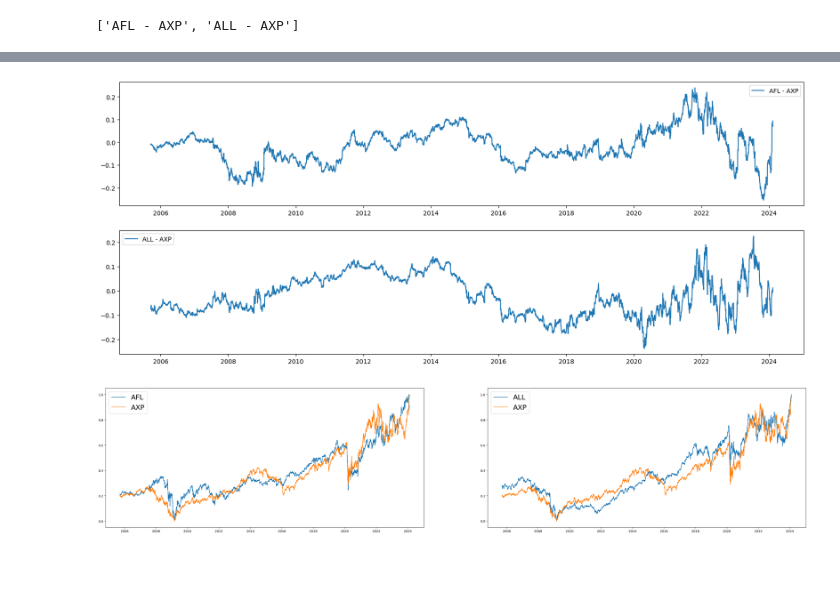
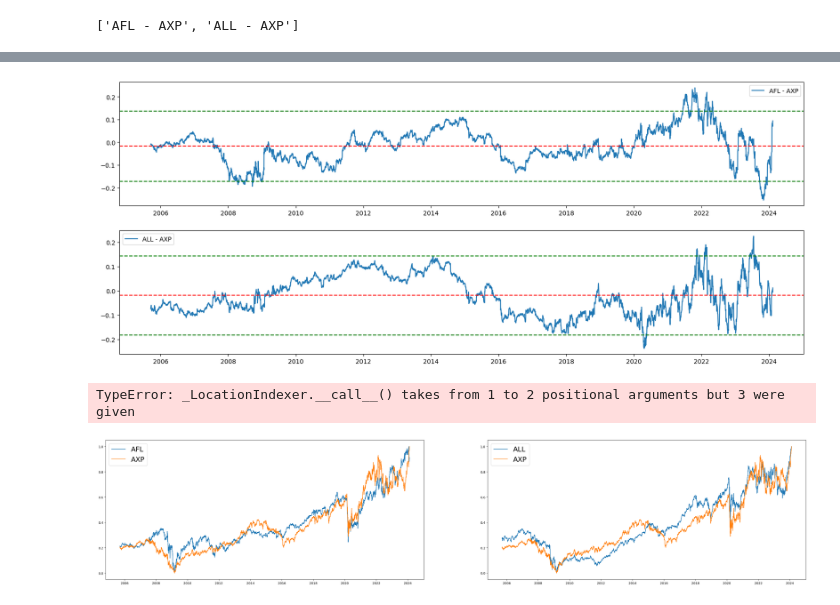
Before and after one commit to Ritvik2205/PairTrading, a Jupyter notebook: distMethod.ipynb, the cells around one changed output, grey strips where cells are left out. Cells and saved outputs as stored; diff of their text form; code cells hidden in the pictures; blank space fills up the shorter version.

Commit message:
Add crossing marks

```diff
--- a/distMethod.ipynb
+++ b/distMethod.ipynb
@@ -86,15 +86,27 @@ least_ssd_pairs
 ['AFL - AXP', 'ALL - AXP']
 # %%
 # Plotting difference between stock pairs
-# no_of_subplots = len(least_ssd_pairs)
-# Cols = 1
-# Rows = no_of_subplots // Cols  + (no_of_subplots % Cols != 0)
-# Position = range(1,no_of_subplots + 1)
+no_of_subplots = len(least_ssd_pairs)
+Cols = 1
+Rows = no_of_subplots // Cols  + (no_of_subplots % Cols != 0)
+Position = range(1,no_of_subplots + 1)
 
-# fig = plt.figure(1)
-# for k in range(no_of_subplots):
-#     ax = fig.add_subplot(Rows,Cols,Position[k])
-#     ax.plot(diff_df.index.to_pydatetime(), diff_df[least_ssd_pairs[k]])
-#     ax.legend([least_ssd_pairs[k]])
-# fig.set_size_inches(20, 8)
+fig = plt.figure(1)
+for k in range(no_of_subplots):
+    std_2_high = np.mean(diff_df[least_ssd_pairs[k]]) + (np.std(diff_df[least_ssd_pairs[k]]) * 2)
+    std_2_low = np.mean(diff_df[least_ssd_pairs[k]]) - (np.std(diff_df[least_ssd_pairs[k]]) * 2)
+    ax = fig.add_subplot(Rows,Cols,Position[k])
+    ax.plot(diff_df.index.to_pydatetime(), diff_df[least_ssd_pairs[k]])
+    ax.axhline(np.mean(diff_df[least_ssd_pairs[k]]), color='red', linestyle='--')
+    ax.axhline(std_2_high, color='green', linestyle='--')
+    ax.axhline(std_2_low, color='green', linestyle='--')
+    ax.legend([least_ssd_pairs[k]])
+
+    above_crossing = diff_df.index[((diff_df[least_ssd_pairs[k]] > std_2_high) & (diff_df[least_ssd_pairs[k]].shift(1) <= std_2_high))].to_list()
+    below_crossing = diff_df.index[((diff_df[least_ssd_pairs[k]] < std_2_low) & (diff_df[least_ssd_pairs[k]].shift(1) >= std_2_low))].to_list()
+    print(above_crossing)
+    print(below_crossing)
+
+
+fig.set_size_inches(20, 8)
 # %% [output]
@@ -101,4 +117,8 @@ least_ssd_pairs
-[figure, old version]
+[figure, new version]
+# %%
+print(diff_df.loc('2005-09-19', 'AFL - ALL'))
+# %% [output]
+TypeError: _LocationIndexer.__call__() takes from 1 to 2 positional arguments but 3 were given
 # %%
 no_of_subplots = len(least_ssd_pairs)
 Cols = 2
```
Also changed, not shown: parts of 2 cells of this notebook.
